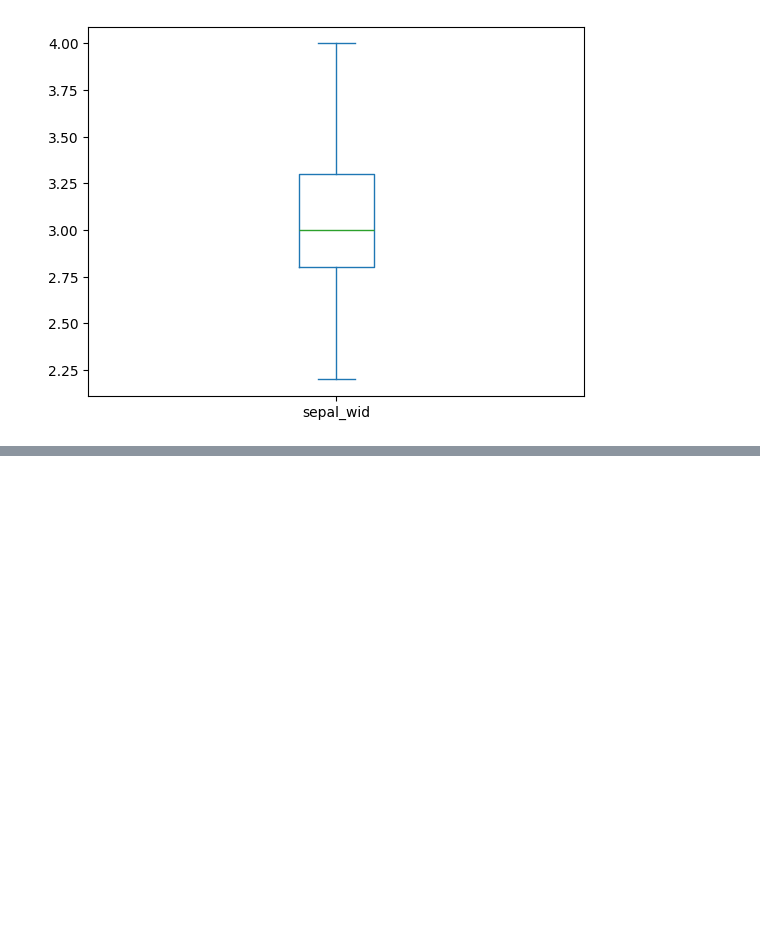
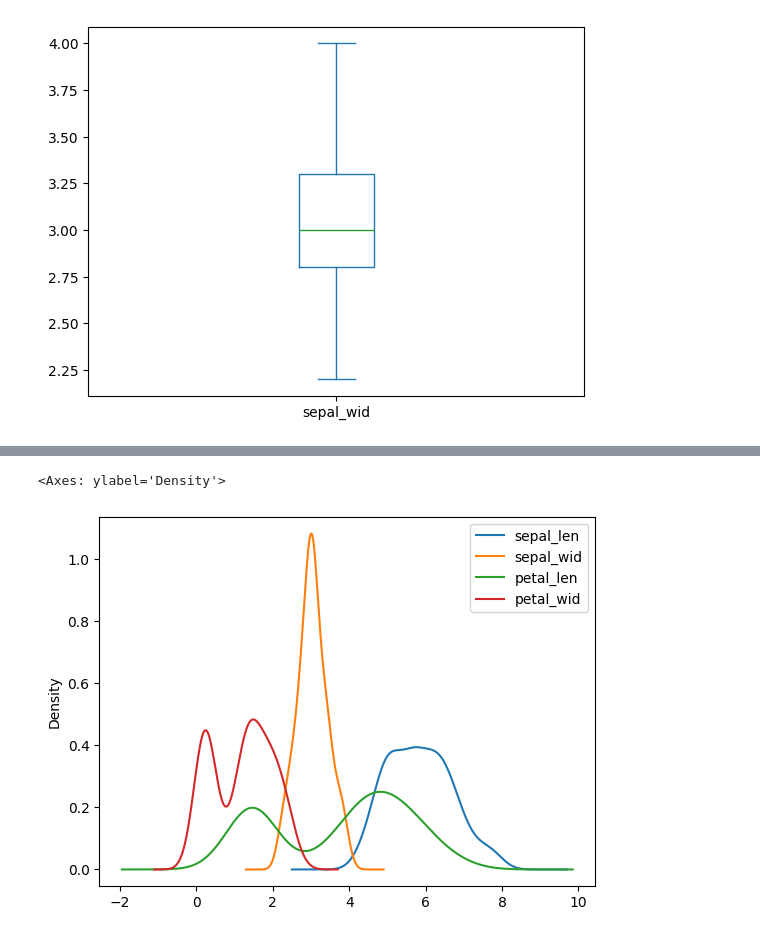
Before and after one commit to syedmahmoodiagents/gct, a Jupyter notebook: 26July/Feature_processing.ipynb, the cells around one changed output, grey strips where cells are left out. Cells and saved outputs as stored; diff of their text form; code cells hidden in the pictures; blank space fills up the shorter version.

```diff
--- a/26July/Feature_processing.ipynb
+++ b/26July/Feature_processing.ipynb
@@ -98,0 +122,6 @@ df['sepal_wid'].plot(kind='box')
+# %%
+X = df[['petal_len']].values
+# %%
+gmm = GaussianMixture(n_components=2)
+# %%
+labels = gmm.fit_predict(X)
@@ -98,0 +138,2 @@ df['sepal_wid'].plot(kind='box')
+# %%
+df['petal_len_new'] = labels
@@ -98,0 +172,5 @@ df['sepal_wid'].plot(kind='box')
+# %%
+df[['sepal_len', 'sepal_wid', 'petal_len', 'petal_wid']].plot.density()
+# %% [output]
+<Axes: ylabel='Density'>
+[figure, added]
```
Also changed, not shown: parts of 21 cells of this notebook.
